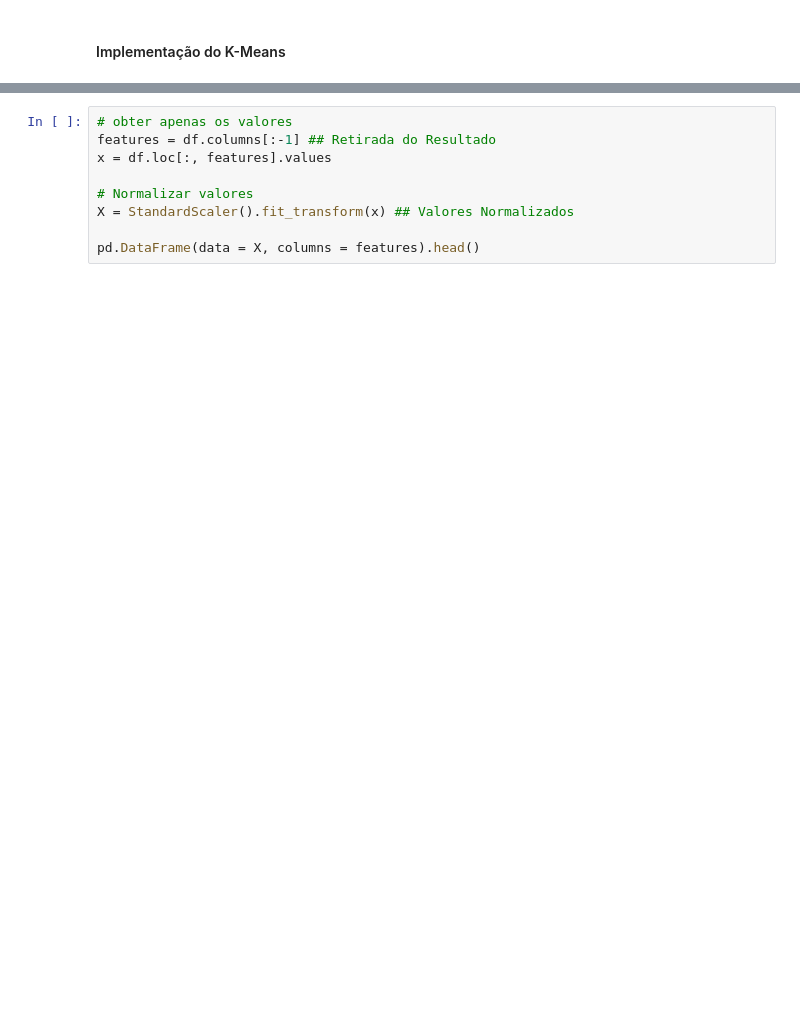
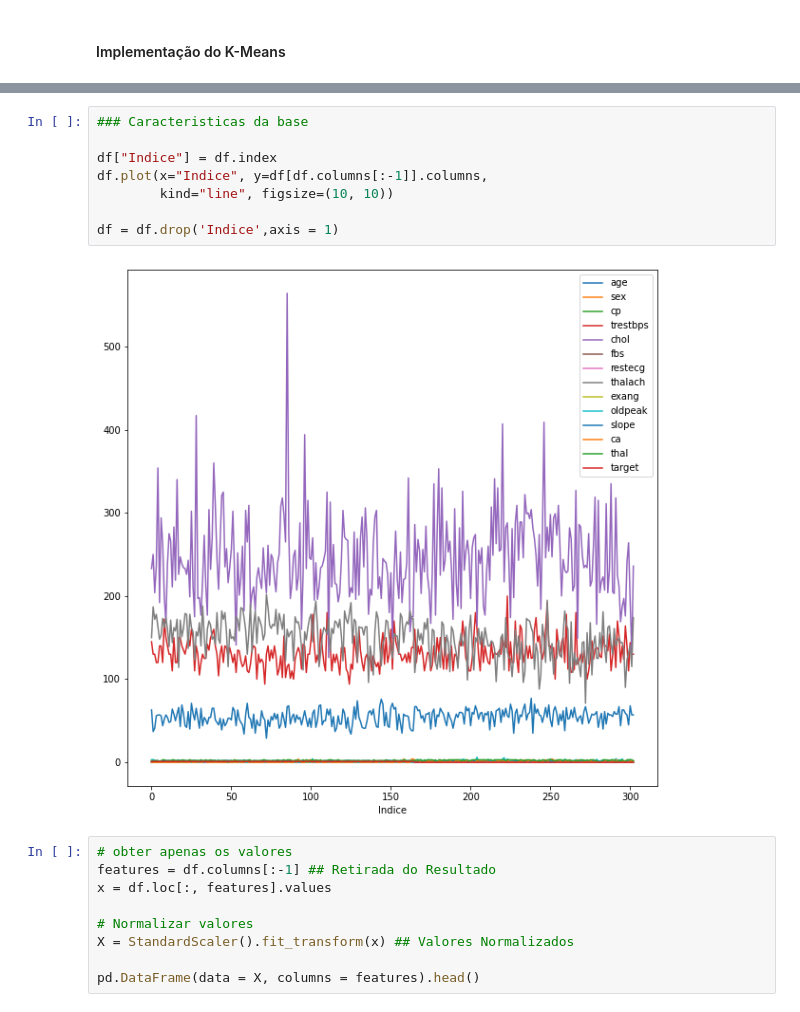
Before and after one commit to fabiobritoo/Machine-Learning, a Jupyter notebook: KMeans_Heart.ipynb, the cells around one changed output, grey strips where cells are left out. Saved outputs shown, nothing was run; the diff lists cells and outputs as text; blank space fills up the shorter version.

```diff
--- a/KMeans_Heart.ipynb
+++ b/KMeans_Heart.ipynb
@@ -29,3 +36,13 @@ df.head()
+# %%
+### Caracteristicas da base
+
+df["Indice"] = df.index
+df.plot(x="Indice", y=df[df.columns[:-1]].columns,
+        kind="line", figsize=(10, 10))
+
+df = df.drop('Indice',axis = 1)
+# %% [output]
+[figure, added]
 # %%
 # obter apenas os valores
 features = df.columns[:-1] ## Retirada do Resultado
```
Also changed, not shown: parts of 4 cells of this notebook, 3 other files.
